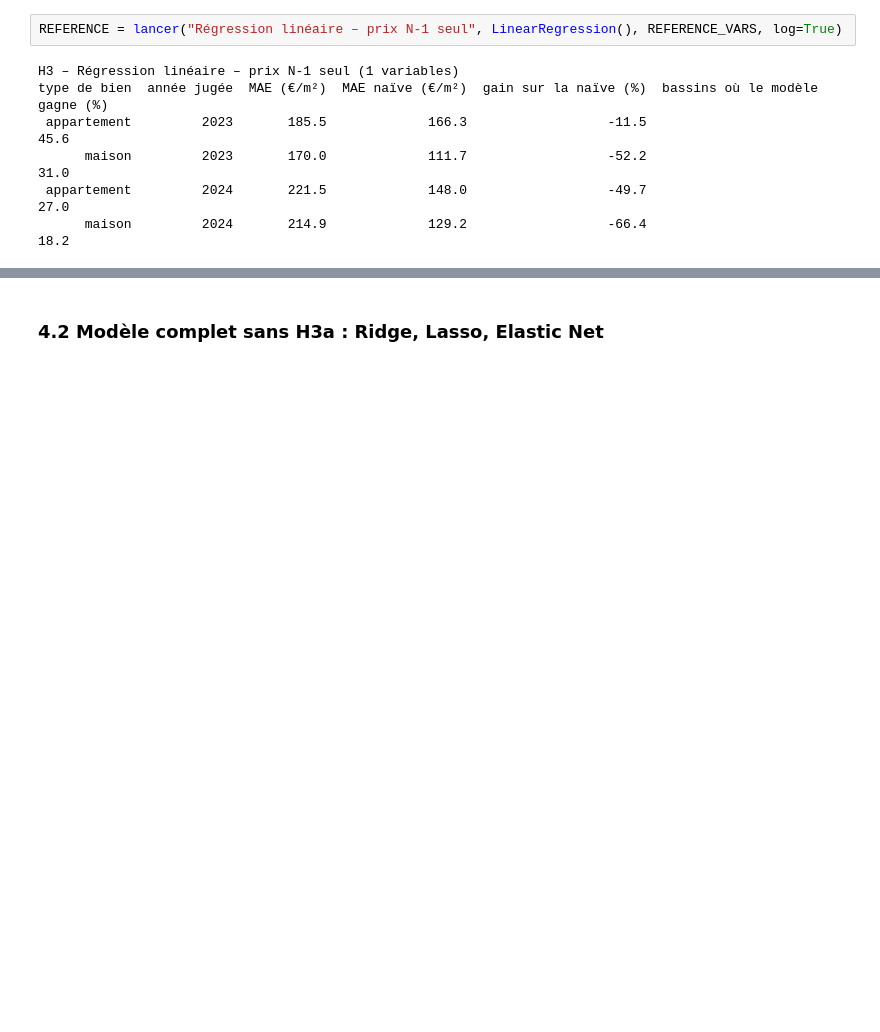
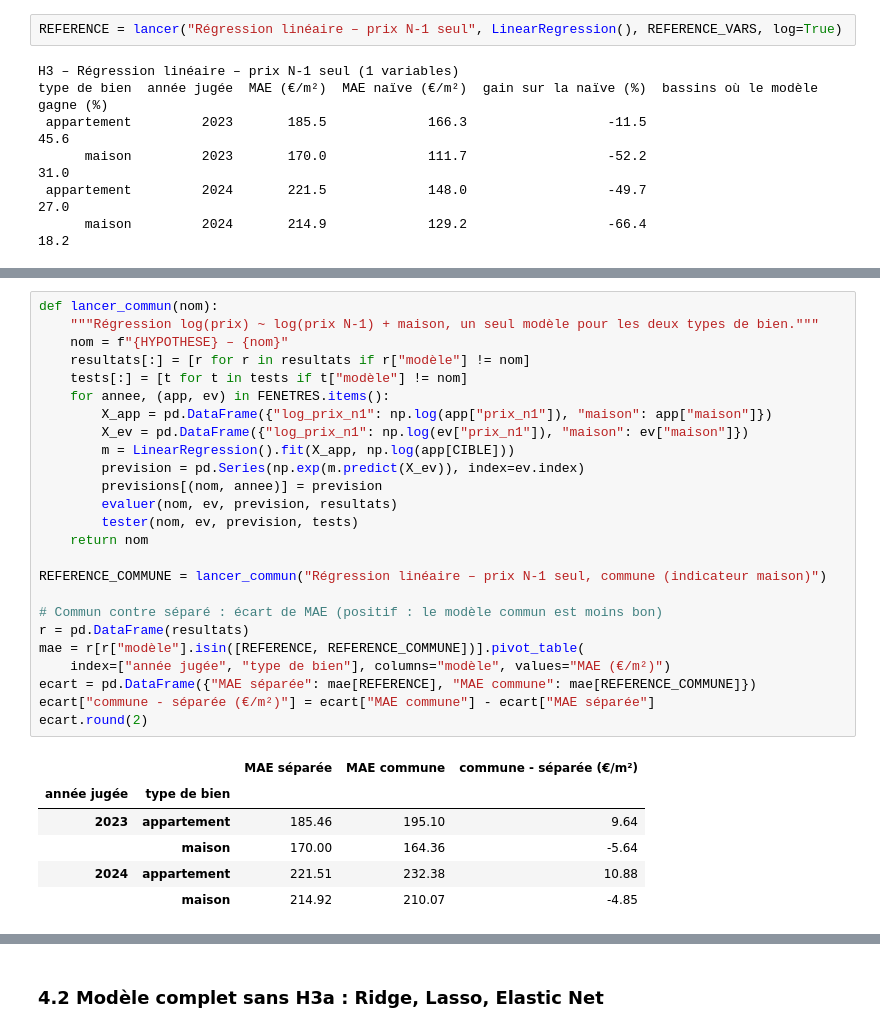
Before and after one commit to cecile-learns/projet_compagnon, a Jupyter notebook: 03_modelisation/H3_globale.ipynb, the cells around one changed output, grey strips where cells are left out. Saved outputs shown, nothing was run; the diff lists cells and outputs as text; blank space fills up the shorter version.

Commit message:
H3 globale : naïve (1.0) et Ridge, Lasso, Elastic Net (1.2) dans un seul notebook

```diff
--- a/03_modelisation/CB_1_2_regularisees.ipynb
+++ b/03_modelisation/H3_globale.ipynb
@@ -294,0 +300,32 @@ type de bien  année jugée  MAE (€/m²)  MAE naïve (€/m²)  gain sur la na
+# %%
+def lancer_commun(nom):
+    """Régression log(prix) ~ log(prix N-1) + maison, un seul modèle pour les deux types de bien."""
+    nom = f"{HYPOTHESE} – {nom}"
+    resultats[:] = [r for r in resultats if r["modèle"] != nom]
+    tests[:] = [t for t in tests if t["modèle"] != nom]
+    for annee, (app, ev) in FENETRES.items():
+        X_app = pd.DataFrame({"log_prix_n1": np.log(app["prix_n1"]), "maison": app["maison"]})
+        X_ev = pd.DataFrame({"log_prix_n1": np.log(ev["prix_n1"]), "maison": ev["maison"]})
+        m = LinearRegression().fit(X_app, np.log(app[CIBLE]))
+        prevision = pd.Series(np.exp(m.predict(X_ev)), index=ev.index)
+        previsions[(nom, annee)] = prevision
+        evaluer(nom, ev, prevision, resultats)
+        tester(nom, ev, prevision, tests)
+    return nom
+
+REFERENCE_COMMUNE = lancer_commun("Régression linéaire – prix N-1 seul, commune (indicateur maison)")
+
+# Commun contre séparé : écart de MAE (positif : le modèle commun est moins bon)
+r = pd.DataFrame(resultats)
+mae = r[r["modèle"].isin([REFERENCE, REFERENCE_COMMUNE])].pivot_table(
+    index=["année jugée", "type de bien"], columns="modèle", values="MAE (€/m²)")
+ecart = pd.DataFrame({"MAE séparée": mae[REFERENCE], "MAE commune": mae[REFERENCE_COMMUNE]})
+ecart["commune - séparée (€/m²)"] = ecart["MAE commune"] - ecart["MAE séparée"]
+ecart.round(2)
+# %% [output]
+|  |  | MAE séparée | MAE commune | commune - séparée (€/m²) |
+| année jugée | type de bien |  |  |  |
+| 2023 | appartement | 185.46 | 195.10 | 9.64 |
+|  | maison | 170.00 | 164.36 | -5.64 |
+| 2024 | appartement | 221.51 | 232.38 | 10.88 |
+|  | maison | 214.92 | 210.07 | -4.85 |
```
Also changed, not shown: parts of 9 cells of this notebook, 1 other file.
